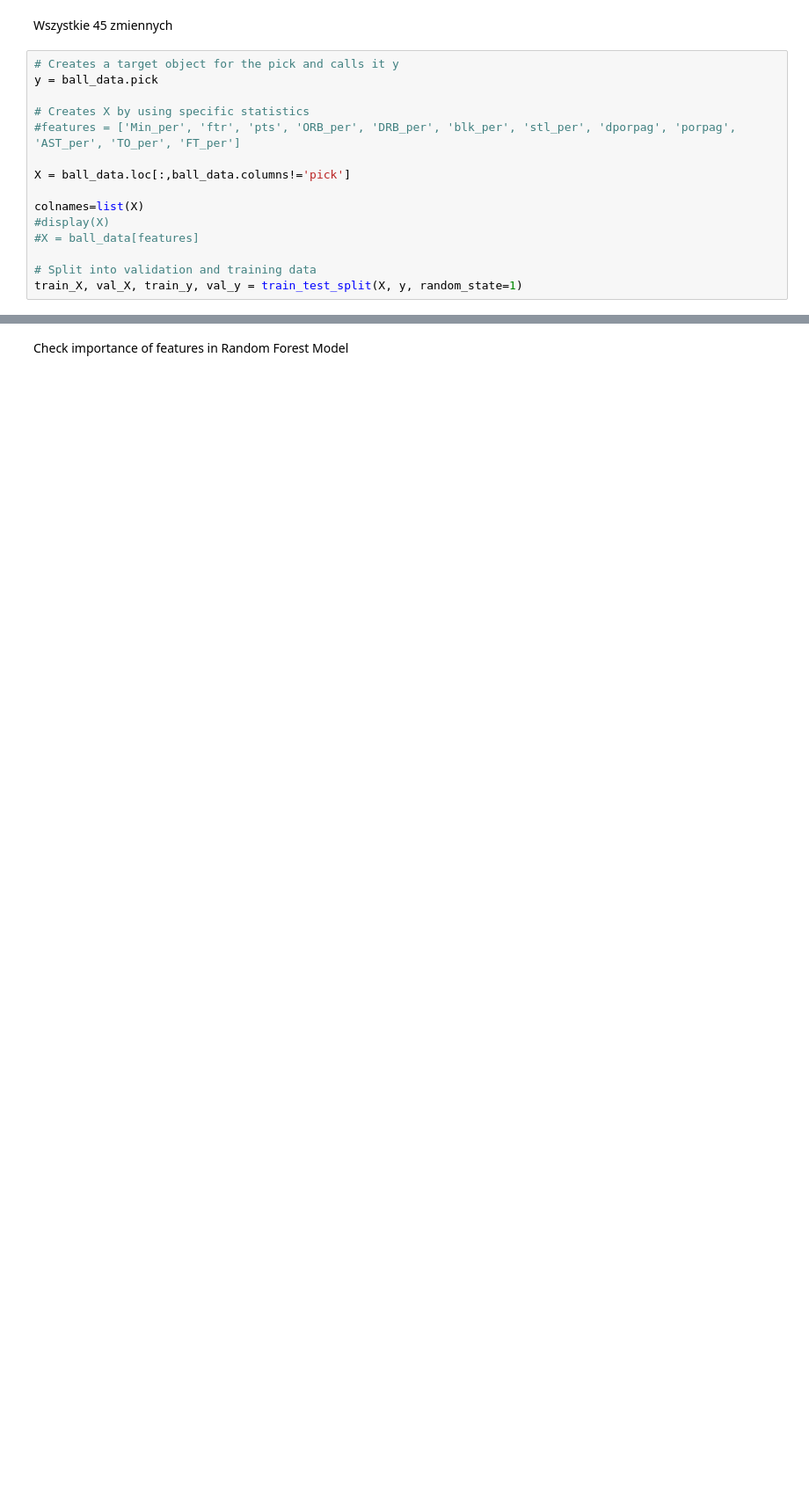
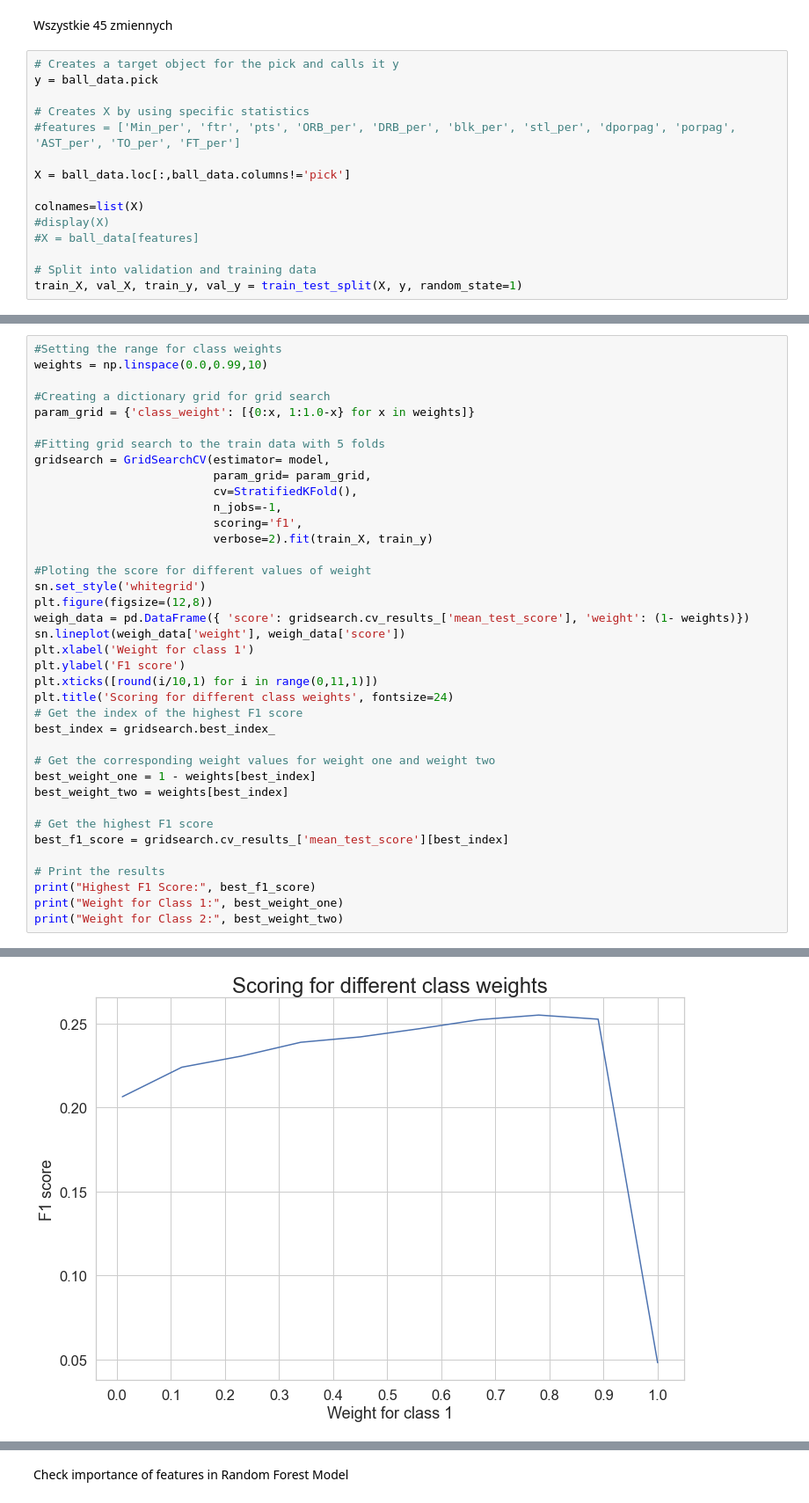
Before and after one commit to Aleksandra-dot/julDraft, a Jupyter notebook: random_forest.ipynb, the cells around one changed output, grey strips where cells are left out. Shown at 88% size. Saved outputs shown, nothing was run; the diff lists cells and outputs as text; blank space fills up the shorter version.

```diff
--- a/random_forest.ipynb
+++ b/random_forest.ipynb
@@ -122,0 +139,39 @@ output
+# %%
+#Setting the range for class weights
+weights = np.linspace(0.0,0.99,10)
+
+#Creating a dictionary grid for grid search
+param_grid = {'class_weight': [{0:x, 1:1.0-x} for x in weights]}
+
+#Fitting grid search to the train data with 5 folds
+gridsearch = GridSearchCV(estimator= model,
+                          param_grid= param_grid,
+                          cv=StratifiedKFold(),
+                          n_jobs=-1,
+                          scoring='f1',
+                          verbose=2).fit(train_X, train_y)
+
+#Ploting the score for different values of weight
+sn.set_style('whitegrid')
+plt.figure(figsize=(12,8))
+weigh_data = pd.DataFrame({ 'score': gridsearch.cv_results_['mean_test_score'], 'weight': (1- weights)})
+sn.lineplot(weigh_data['weight'], weigh_data['score'])
+plt.xlabel('Weight for class 1')
+plt.ylabel('F1 score')
+plt.xticks([round(i/10,1) for i in range(0,11,1)])
+plt.title('Scoring for different class weights', fontsize=24)
+# Get the index of the highest F1 score
+best_index = gridsearch.best_index_
+
+# Get the corresponding weight values for weight one and weight two
+best_weight_one = 1 - weights[best_index]
+best_weight_two = weights[best_index]
+
+# Get the highest F1 score
+best_f1_score = gridsearch.cv_results_['mean_test_score'][best_index]
+
+# Print the results
+print("Highest F1 Score:", best_f1_score)
+print("Weight for Class 1:", best_weight_one)
+print("Weight for Class 2:", best_weight_two)
+# %% [output]
@@ -122,0 +180 @@ output
+[figure, added]
```
Also changed, not shown: parts of 13 cells of this notebook, 2 other files.
